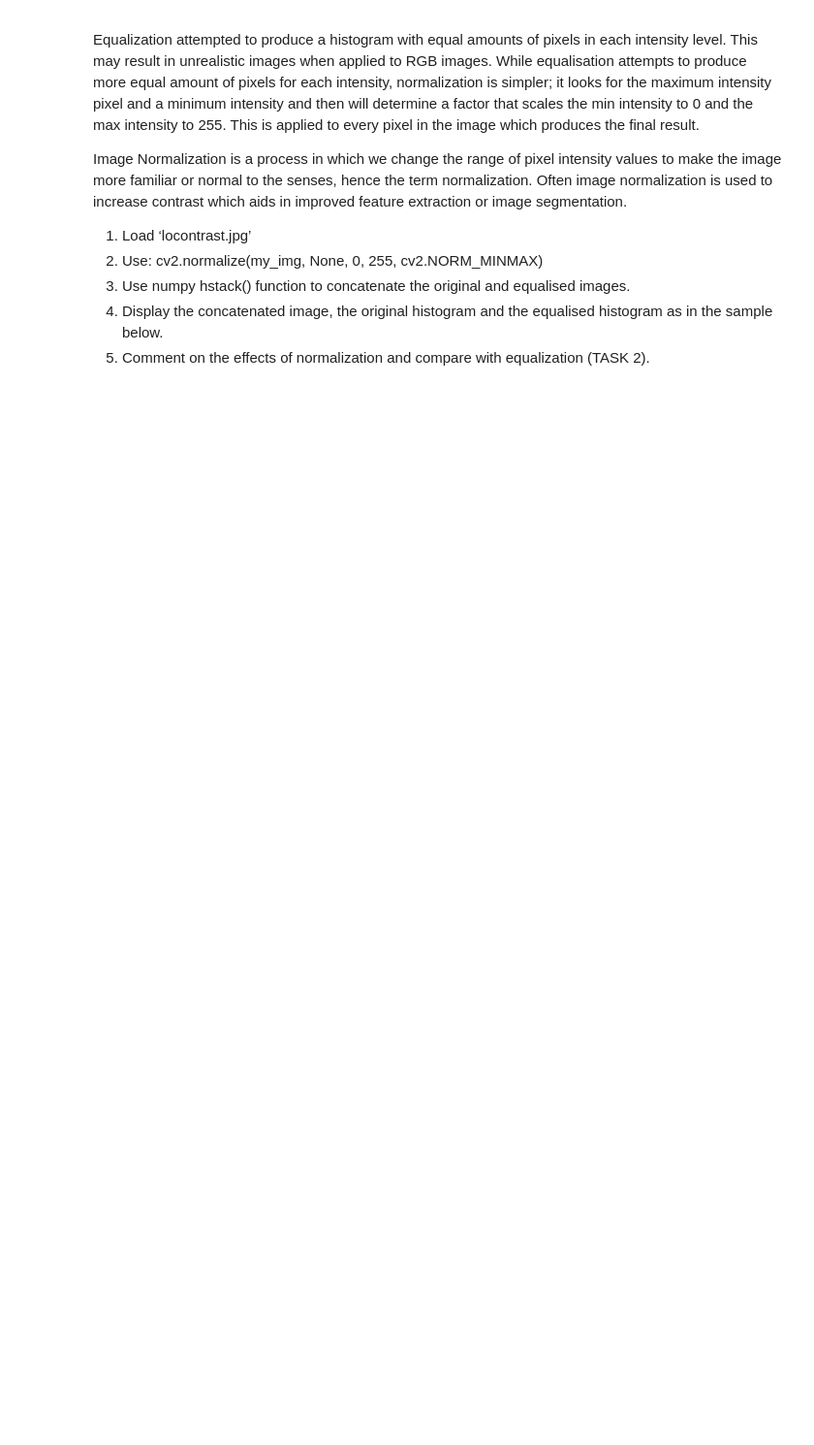
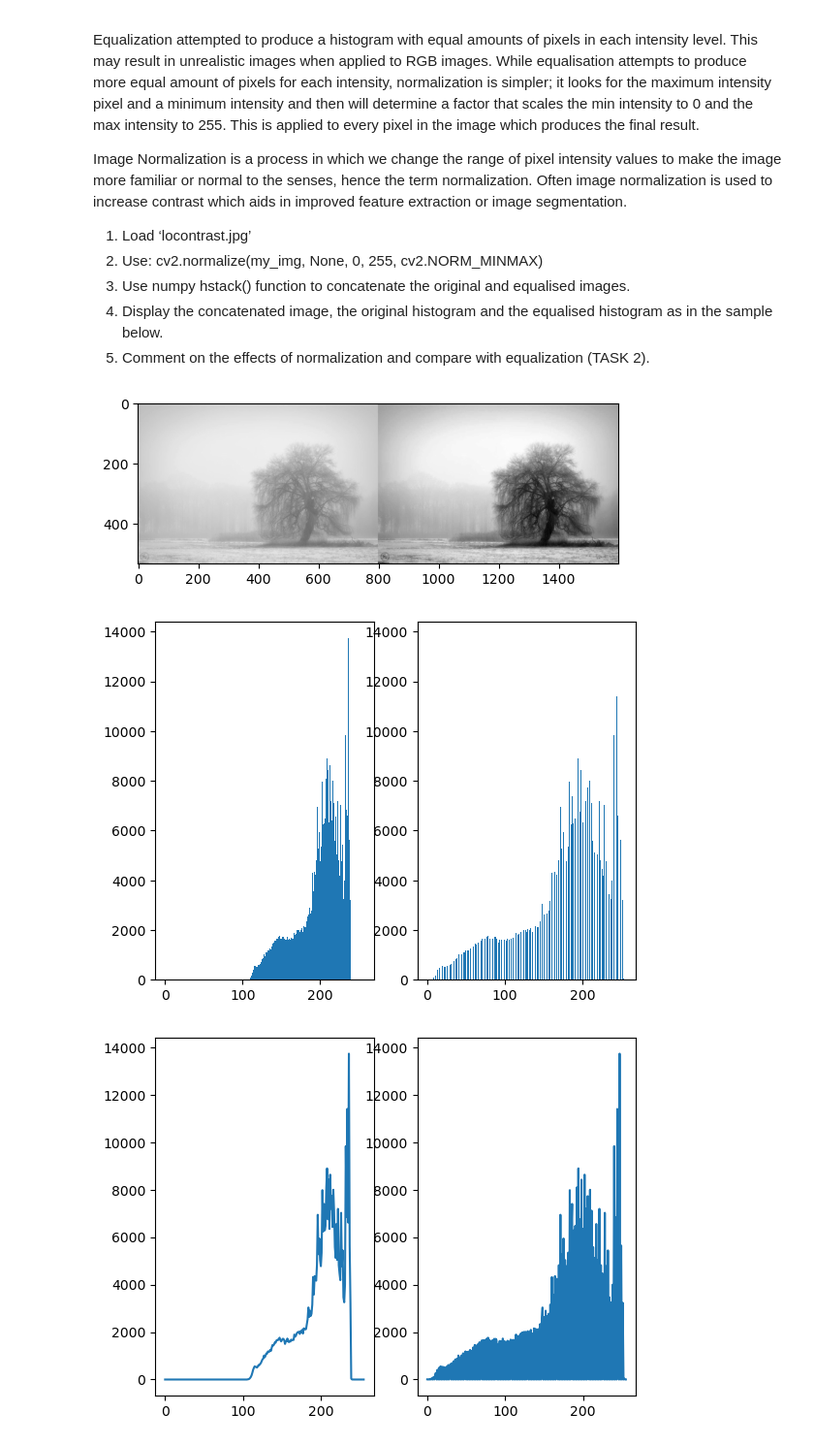
Before and after one commit to NatGri/Image-Processing-And-Computer-Vision, a Jupyter notebook: Projects/Projects/Worksheet7/Worksheet7.ipynb, the cells around one changed output. Shown: that part at 97% size. Drawn from its saved outputs; the diff is of its cells as text; code cells hidden in the pictures; blank space fills up the shorter version.

```diff
--- a/Projects/Projects/Worksheet7/Worksheet7.ipynb
+++ b/Projects/Projects/Worksheet7/Worksheet7.ipynb
@@ -88,0 +83,29 @@ MLC = cv2.imread('../Practice-Images/locontrast.jpg',0)
+# %%
+import numpy as np
+import matplotlib.pyplot as plt
+import cv2
+
+MLG = cv2.imread('../Practice-Images/locontrast.jpg',0)
+MLG_N = cv2.normalize(MLG,None,0,255,cv2.NORM_MINMAX)
+
+M_STACKED = np.hstack((MLG,MLG_N))
+plt.imshow(M_STACKED, cmap='gray')
+plt.show()
+
+fig,axs = plt.subplots(1,2)
+axs[0].hist(MLG.ravel(),256,[0,256])
+axs[1].hist(MLG_N.ravel(),256,[0,256])
+plt.show()
+
+fig,axs = plt.subplots(1,2)
+
+cv2HistOriginal = cv2.calcHist([MLG],[0],None,[256],[0,256])
+cv2HistEqualised = cv2.calcHist([MLG_N],[0],None,[256],[0,256])
+
+axs[0].plot(cv2HistOriginal)
+axs[1].plot(cv2HistEqualised)
+plt.show()
+# %% [output]
+[figure, added]
+[figure, added]
+[figure, added]
```
Also changed, not shown: parts of 1 cell of this notebook.
